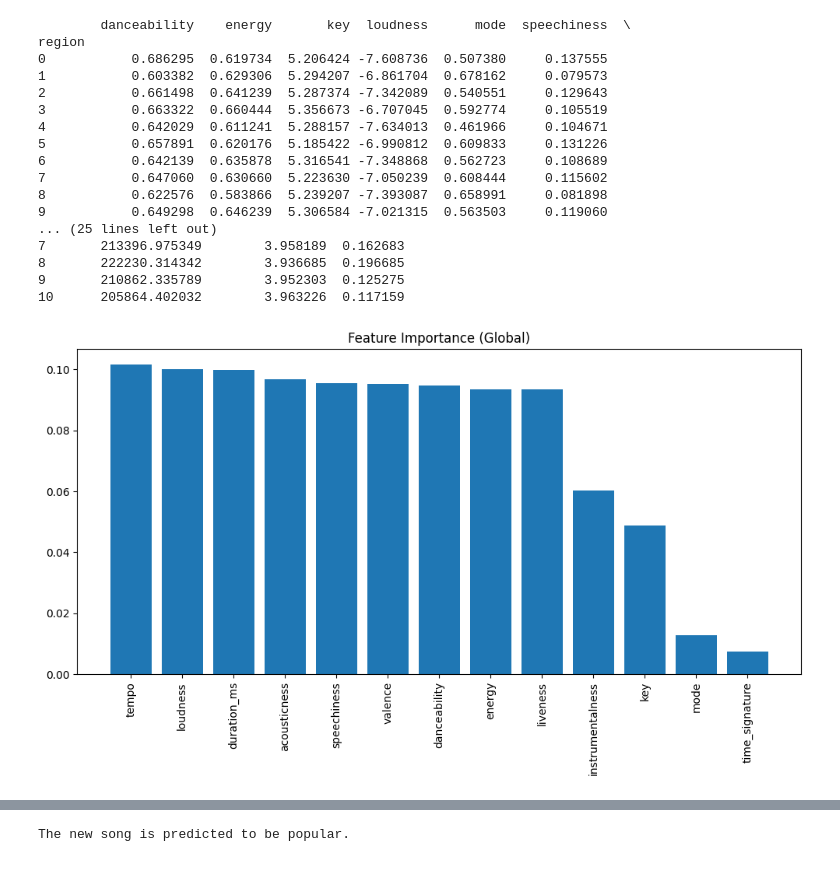
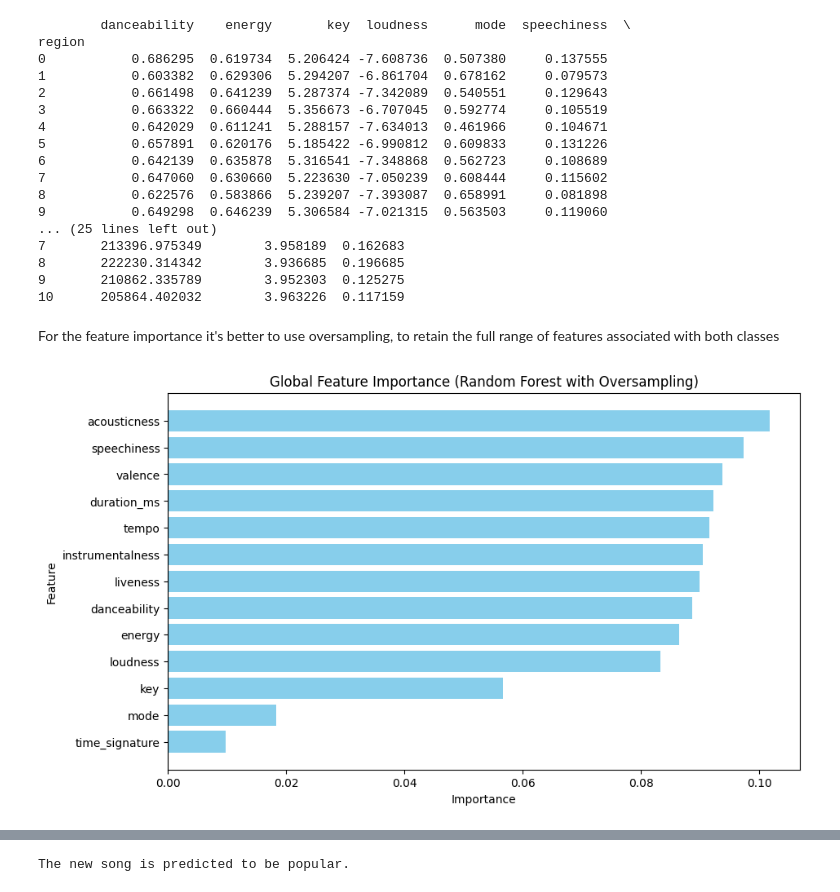
Before and after one commit to noemichem/Data-mining-project, a Jupyter notebook: notebooks_final/Algorithms/random_forest.ipynb, the cells around one changed output, grey strips where cells are left out. Drawn from its saved outputs; the diff is of its cells as text; code cells hidden in the pictures.

```diff
--- a/notebooks_final/Algorithms/random_forest.ipynb
+++ b/notebooks_final/Algorithms/random_forest.ipynb
@@ -142,13 +228,44 @@ features = X.columns
-# %%
-# Plot the feature importance
-plt.figure(figsize=(10, 6))
-plt.title("Feature Importance (Global)")
-plt.bar(range(X.shape[1]), importance[indices], align='center')
-plt.xticks(range(X.shape[1]), features[indices], rotation=90)
-plt.tight_layout()
-plt.show()
-# %% [output]
-[figure, removed]
+# %% [markdown]
+For the feature importance it's better to use oversampling, to retain the full range of features associated with both classes
+# %%
+# Drop the 'region' column for global feature importance analysis
+X = df.drop(columns=['region', 'popular'])
+
+
+# Split into train and test sets
+X_train, X_test, y_train, y_test = train_test_split(X, y, test_size=0.2, random_state=42)
+
+# Apply SMOTE to balance the classes in the training data
+smote = SMOTE(random_state=42)
+X_train_resampled, y_train_resampled = smote.fit_resample(X_train, y_train)
+
+# Standardize the features
+scaler = StandardScaler()
+X_train_resampled = scaler.fit_transform(X_train_resampled)
+X_test = scaler.transform(X_test)
+
+# Initialize and train Random Forest model
+rf_model = RandomForestClassifier(n_estimators=100, random_state=42)
+rf_model.fit(X_train_resampled, y_train_resampled)
+
+# Get feature importances
+feature_importances = rf_model.feature_importances_
+
+# Plot feature importances
+feature_names = X.columns  # Feature names excluding 'region' and 'popular'
+importance_df = pd.DataFrame({'Feature': feature_names, 'Importance': feature_importances})
+importance_df = importance_df.sort_values(by='Importance', ascending=False)
+
+# Plot
+plt.figure(figsize=(10, 6))
+plt.barh(importance_df['Feature'], importance_df['Importance'], color='skyblue')
+plt.xlabel('Importance')
+plt.ylabel('Feature')
+plt.title('Global Feature Importance (Random Forest with Oversampling)')
+plt.gca().invert_yaxis()  # Invert y-axis for descending order
+plt.show()
+# %% [output]
+[figure, added]
 # %%
 df = pd.read_csv(r'C:\Users\noemi\Documents\GitHub\Data-mining-project\datasets_final\final_dataset.csv')
 # %%
```
Also changed, not shown: parts of 27 cells of this notebook, 15 other files.
